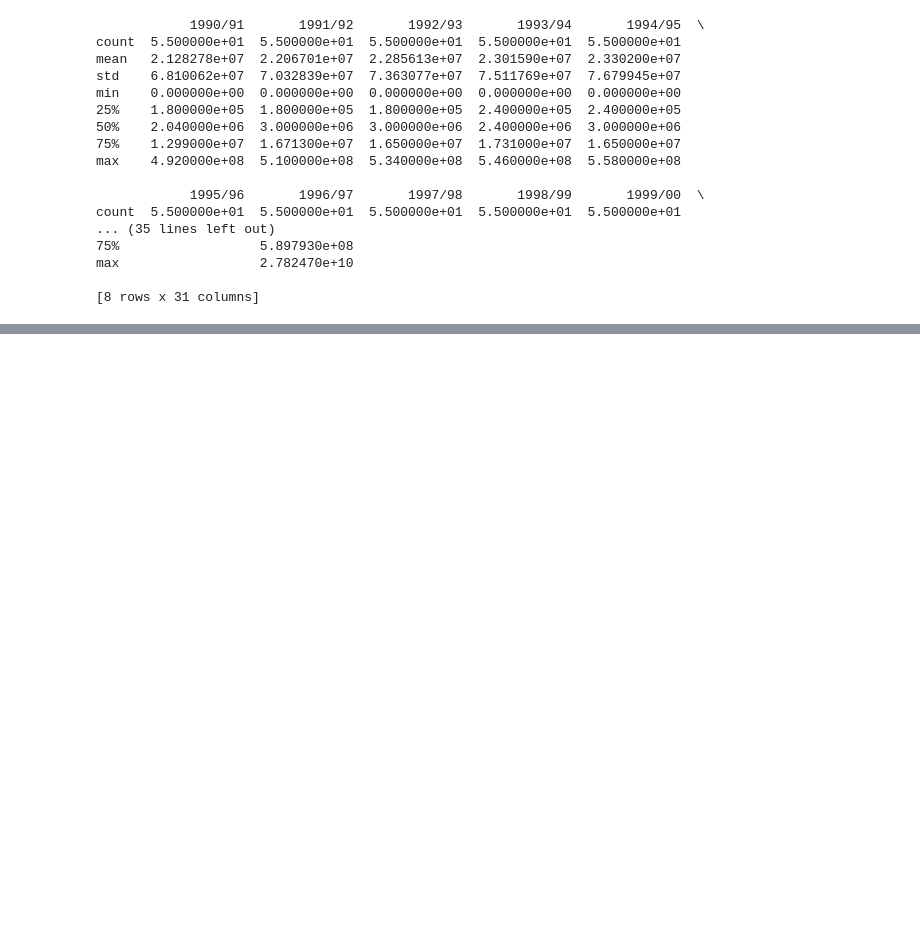
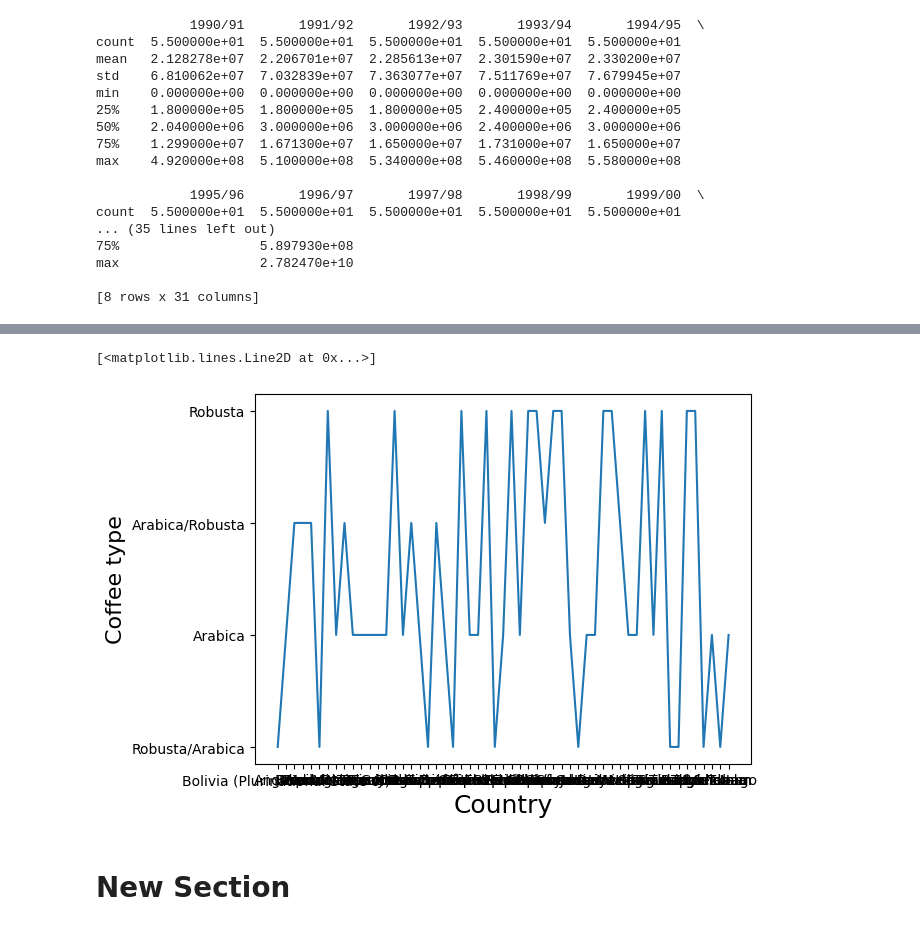
Before and after one commit to Vijisenthi27/FODS, a Jupyter notebook: Untitled2.ipynb, the cells around one changed output, grey strips where cells are left out. Drawn from its saved outputs; the diff is of its cells as text; code cells hidden in the pictures; blank space fills up the shorter version.

```diff
--- a/Untitled2.ipynb
+++ b/Untitled2.ipynb
@@ -83,0 +291,10 @@ max                  2.782470e+10
+# %%
+#line graph
+plt.xlabel('Country',fontsize=18)
+plt.ylabel('Coffee type',fontsize=16)
+plt.plot(x,y)
+# %% [output]
+[<matplotlib.lines.Line2D at 0x...>]
+[figure, added]
+# %% [markdown]
+# New Section
```
Also changed, not shown: parts of 15 cells of this notebook.
